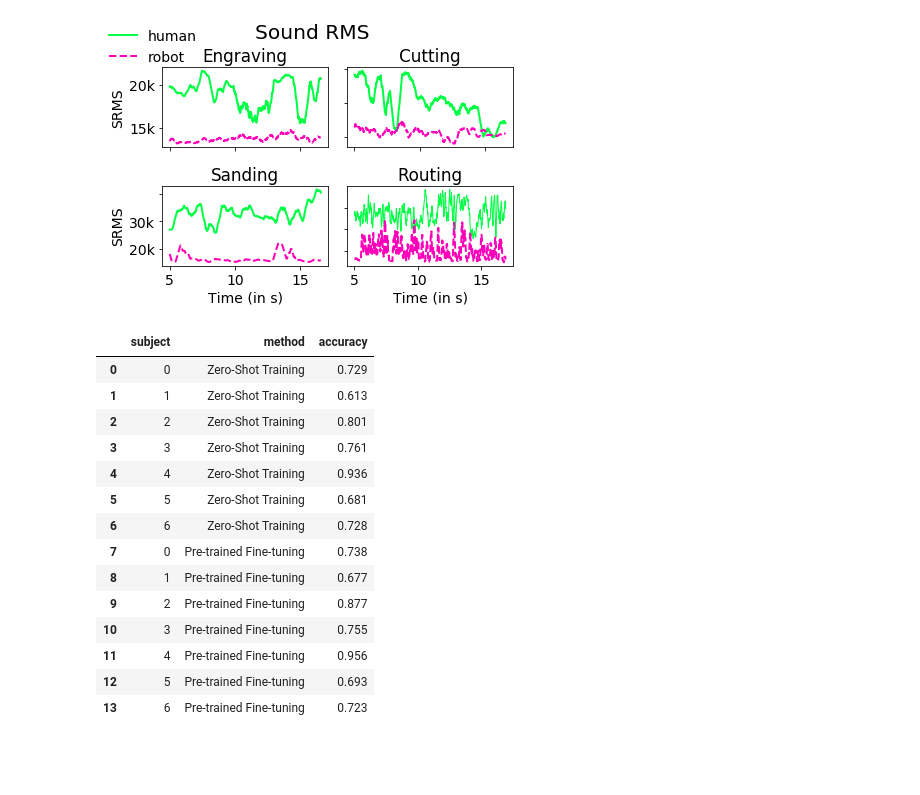
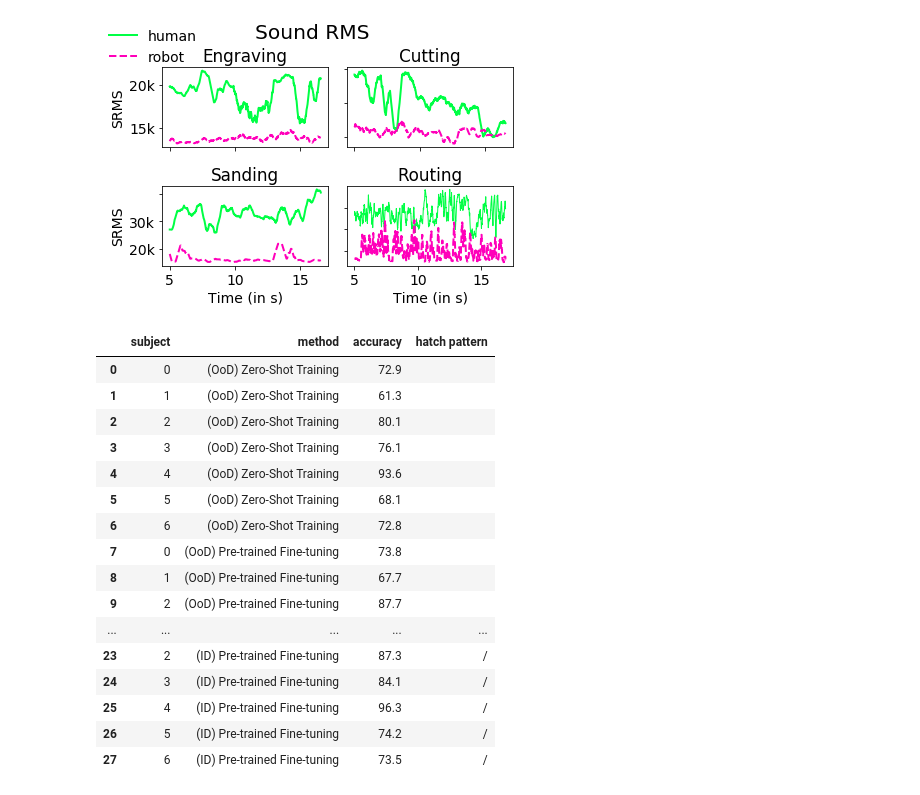
Before and after one commit to ss26/Smart-Tools, a Jupyter notebook: notebooks/plots.ipynb, the cells around one changed output. Saved outputs shown, nothing was run; the diff lists cells and outputs as text; code cells hidden in the pictures; blank space fills up the shorter version.

```diff
--- a/notebooks/plots.ipynb
+++ b/notebooks/plots.ipynb
@@ -686,25 +733,29 @@ subject_accuracies = {
 # %%
 subjects_df = pd.DataFrame()
 # subjects = ['Burzin' , 'Elena', 'Jose', 'Kathy', 'Pablo', 'Raul', 'Sandeep']
 subjects = [0, 1, 2, 3, 4, 5, 6]
-subjects_df['subject'] = subjects + subjects
-subjects_df['method'] = ['Zero-Shot Training']*7 + ['Pre-trained Fine-tuning']*7
-subjects_df['accuracy'] = (0.729, 0.613, 0.801, 0.761, 0.936,0.681,0.728) + (0.738, 0.677, 0.877, 0.755, 0.956, 0.693,0.723)
+subjects_df['subject'] = subjects * 4
+subjects_df['method'] = ['(OoD) Zero-Shot Training']*7 + ['(OoD) Pre-trained Fine-tuning']*7 + ['(ID) Zero-Shot Training']*7 + ['(ID) Pre-trained Fine-tuning']*7
+subjects_df['accuracy'] = (0.729, 0.613, 0.801, 0.761, 0.936, 0.681, 0.728) + (0.738, 0.677, 0.877, 0.755, 0.956, 0.693,0.723) + (0.769, 0.631, 0.814, 0.739, 0.935, 0.832, 0.732) + (0.80, 0.832, 0.873, 0.841, 0.963, 0.742, 0.735)
+subjects_df['accuracy'] *= 100
+subjects_df['hatch pattern'] = ['']*14 + ['/']*14
 
 subjects_df
 # %% [output]
-|  | subject | method | accuracy |
-| 0 | 0 | Zero-Shot Training | 0.729 |
-| 1 | 1 | Zero-Shot Training | 0.613 |
-| 2 | 2 | Zero-Shot Training | 0.801 |
-| 3 | 3 | Zero-Shot Training | 0.761 |
-| 4 | 4 | Zero-Shot Training | 0.936 |
-| 5 | 5 | Zero-Shot Training | 0.681 |
-| 6 | 6 | Zero-Shot Training | 0.728 |
-| 7 | 0 | Pre-trained Fine-tuning | 0.738 |
-| 8 | 1 | Pre-trained Fine-tuning | 0.677 |
-| 9 | 2 | Pre-trained Fine-tuning | 0.877 |
-| 10 | 3 | Pre-trained Fine-tuning | 0.755 |
-| 11 | 4 | Pre-trained Fine-tuning | 0.956 |
-| 12 | 5 | Pre-trained Fine-tuning | 0.693 |
-| 13 | 6 | Pre-trained Fine-tuning | 0.723 |
+|  | subject | method | accuracy | hatch pattern |
+| 0 | 0 | (OoD) Zero-Shot Training | 72.9 |  |
+| 1 | 1 | (OoD) Zero-Shot Training | 61.3 |  |
+| 2 | 2 | (OoD) Zero-Shot Training | 80.1 |  |
+| 3 | 3 | (OoD) Zero-Shot Training | 76.1 |  |
+| 4 | 4 | (OoD) Zero-Shot Training | 93.6 |  |
+| 5 | 5 | (OoD) Zero-Shot Training | 68.1 |  |
+| 6 | 6 | (OoD) Zero-Shot Training | 72.8 |  |
+| 7 | 0 | (OoD) Pre-trained Fine-tuning | 73.8 |  |
+| 8 | 1 | (OoD) Pre-trained Fine-tuning | 67.7 |  |
+| 9 | 2 | (OoD) Pre-trained Fine-tuning | 87.7 |  |
+| ... | ... | ... | ... | ... |
+| 23 | 2 | (ID) Pre-trained Fine-tuning | 87.3 | / |
+| 24 | 3 | (ID) Pre-trained Fine-tuning | 84.1 | / |
+| 25 | 4 | (ID) Pre-trained Fine-tuning | 96.3 | / |
+| 26 | 5 | (ID) Pre-trained Fine-tuning | 74.2 | / |
+| 27 | 6 | (ID) Pre-trained Fine-tuning | 73.5 | / |
```
Also changed, not shown: parts of 12 cells of this notebook, 8 other files.
